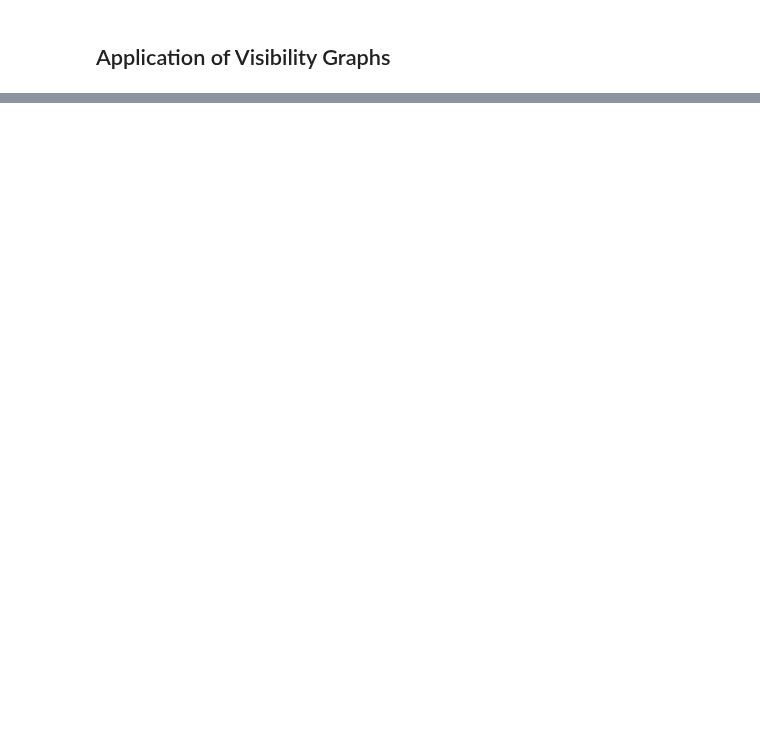
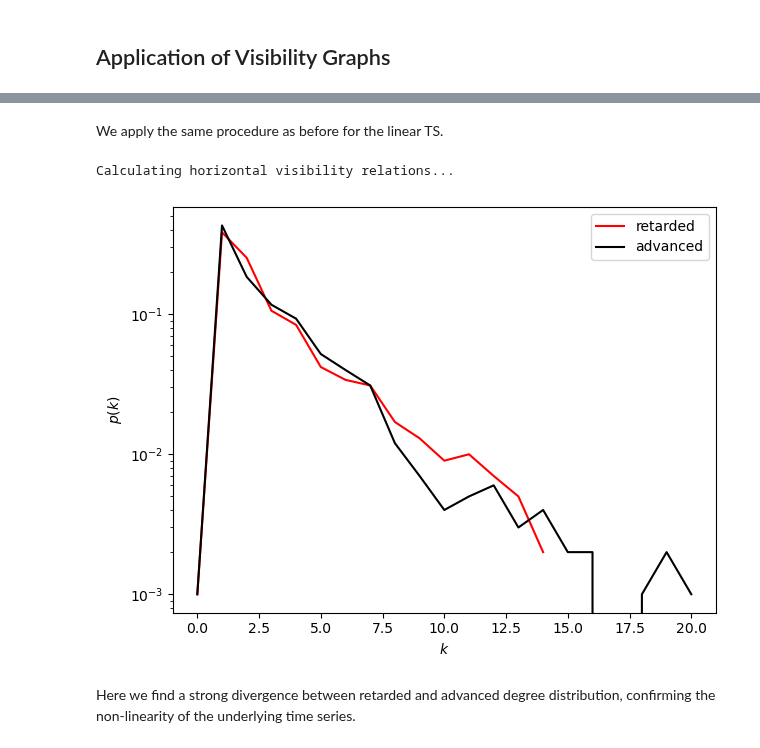
Before and after one commit to pik-copan/pyunicorn, a Jupyter notebook: notebooks/tutorial_VisibilityGraphs.ipynb, the cells around one changed output, grey strips where cells are left out. Drawn from its saved outputs; the diff is of its cells as text; code cells hidden in the pictures; blank space fills up the shorter version.

```diff
--- a/notebooks/tutorial_VisibilityGraphs.ipynb
+++ b/notebooks/tutorial_VisibilityGraphs.ipynb
@@ -32,0 +225,35 @@ holds and the linkset of a HVG is a subset of that of a standard VG. A HVG remai
+# %% [markdown]
+We apply the same procedure as before for the linear TS.
+# %%
+HVG2 = VisibilityGraph(time_series, horizontal=True)
+k_r = VG.retarded_degree()
+k_a = VG.advanced_degree()
+p_r = []
+for i in range(int(max(k_r))): # go through array until highest degree
+    n = 0
+    for k in k_r:
+        if i == k:
+            n+=1 # count how often degree is found
+    p_r.append(n/T) # get probability
+p_a = []
+for i in range(int(max(k_a))):
+    n = 0
+    for k in k_a:
+        if i == k:
+            n+=1
+    p_a.append(n/T)
+fig = plt.figure()
+x_d = np.arange(0, max(k_r))
+ax = plt.plot(x_d, p_r, color="red", label="retarded")
+x_a = np.arange(0, max(k_a))
+ax = plt.plot(x_a, p_a, color="black", label="advanced")
+ax = plt.xlabel("$k$")
+ax = plt.ylabel("$p(k)$")
+ax = plt.legend()
+ax = plt.yscale("log")
+fig.tight_layout()
+# %% [output]
+Calculating horizontal visibility relations...
+[figure, added]
+# %% [markdown]
+Here we find a strong divergence between retarded and advanced degree distribution, confirming the non-linearity of the underlying time series.
```
Also changed, not shown: parts of 33 cells of this notebook.
